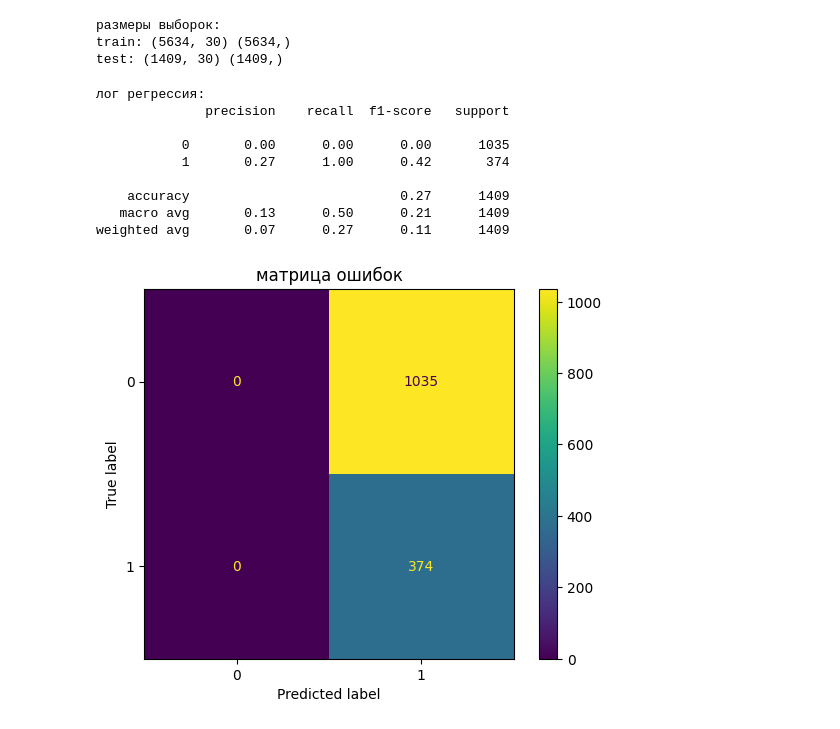
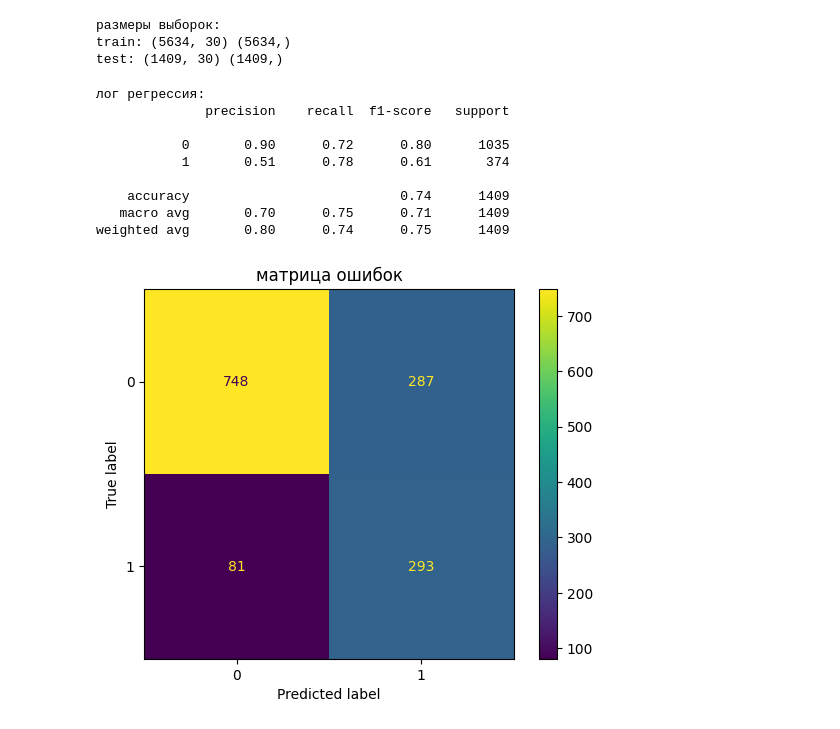
Before and after one commit to 1vrk/Telco_ML, a Jupyter notebook: telco_churn_ml/notebooks/telco_churn_analysis.ipynb, the cells around one changed output. Saved outputs shown, nothing was run; the diff lists cells and outputs as text; code cells hidden in the pictures.

Commit message:
feat: -обновленная лог регрессия (не сохранил изменения)

```diff
--- a/telco_churn_ml/notebooks/telco_churn_analysis.ipynb
+++ b/telco_churn_ml/notebooks/telco_churn_analysis.ipynb
@@ -439,52 +439,34 @@ test: (1409, 30) (1409,)
 # %%
 # приступим к базовому моделированию: логистическая регрессия, случайный лес
 from sklearn.linear_model import LogisticRegression
 from sklearn.metrics import classification_report, ConfusionMatrixDisplay
 from sklearn.metrics import precision_recall_curve
-
 
 
 lr = LogisticRegression(class_weight = 'balanced', max_iter = 1000, random_state = 321)
 lr.fit(X_train, y_train)
 
 y_pred_lr = lr.predict(X_test)
 y_proba_lr = lr.predict_proba(X_test)[:,1]
 
-precisions, recalls, thresholds = precision_recall_curve(y_test, y_proba_lr)
-if np.any(recalls >= 0.75):  # Проверяем, достижим ли recall 75%
-    optimal_idx = np.where(recalls >= 0.75)[0][0]  # Первый индекс с recall >= 75%
-    optimal_threshold = thresholds[optimal_idx]
-else:
-    print("Recall 75% недостижим. Используем порог с максимальным recall.")
-    optimal_idx = np.argmax(recalls)
-    optimal_threshold = thresholds[optimal_idx]
+print("лог регрессия:")
+print(classification_report(y_test, y_pred_lr))
 
-y_pred_optimal = (y_proba_lr >= optimal_threshold).astype(int)
-
-if np.sum(y_pred_optimal) == 0:
-    print("Внимание: модель не предсказывает ни одного ухода!")
-    print("Используем стандартный порог 0.5.")
-    y_pred_optimal = lr.predict(X_test)
-
-
-print("лог регрессия:")
-print(classification_report(y_test, y_pred_optimal, zero_division=0))
-
-ConfusionMatrixDisplay.from_predictions(y_test, y_pred_optimal)
+ConfusionMatrixDisplay.from_predictions(y_test, y_pred_lr)
 plt.title('матрица ошибок')
-plt.savefig('D:/Churn_ML/telco_churn_ml/reports/matrix_75recall.png')
+plt.savefig('D:/Churn_ML/telco_churn_ml/reports/matrix_balanced.png')
 plt.show()
 # %% [output]
 лог регрессия:
               precision    recall  f1-score   support
 
-           0       0.00      0.00      0.00      1035
-           1       0.27      1.00      0.42       374
+           0       0.90      0.72      0.80      1035
+           1       0.51      0.78      0.61       374
 
-    accuracy                           0.27      1409
-   macro avg       0.13      0.50      0.21      1409
-weighted avg       0.07      0.27      0.11      1409
+    accuracy                           0.74      1409
+   macro avg       0.70      0.75      0.71      1409
+weighted avg       0.80      0.74      0.75      1409
-[figure, old version]
+[figure, new version]
 # %%
 ml_data_query = """
 SELECT
```
